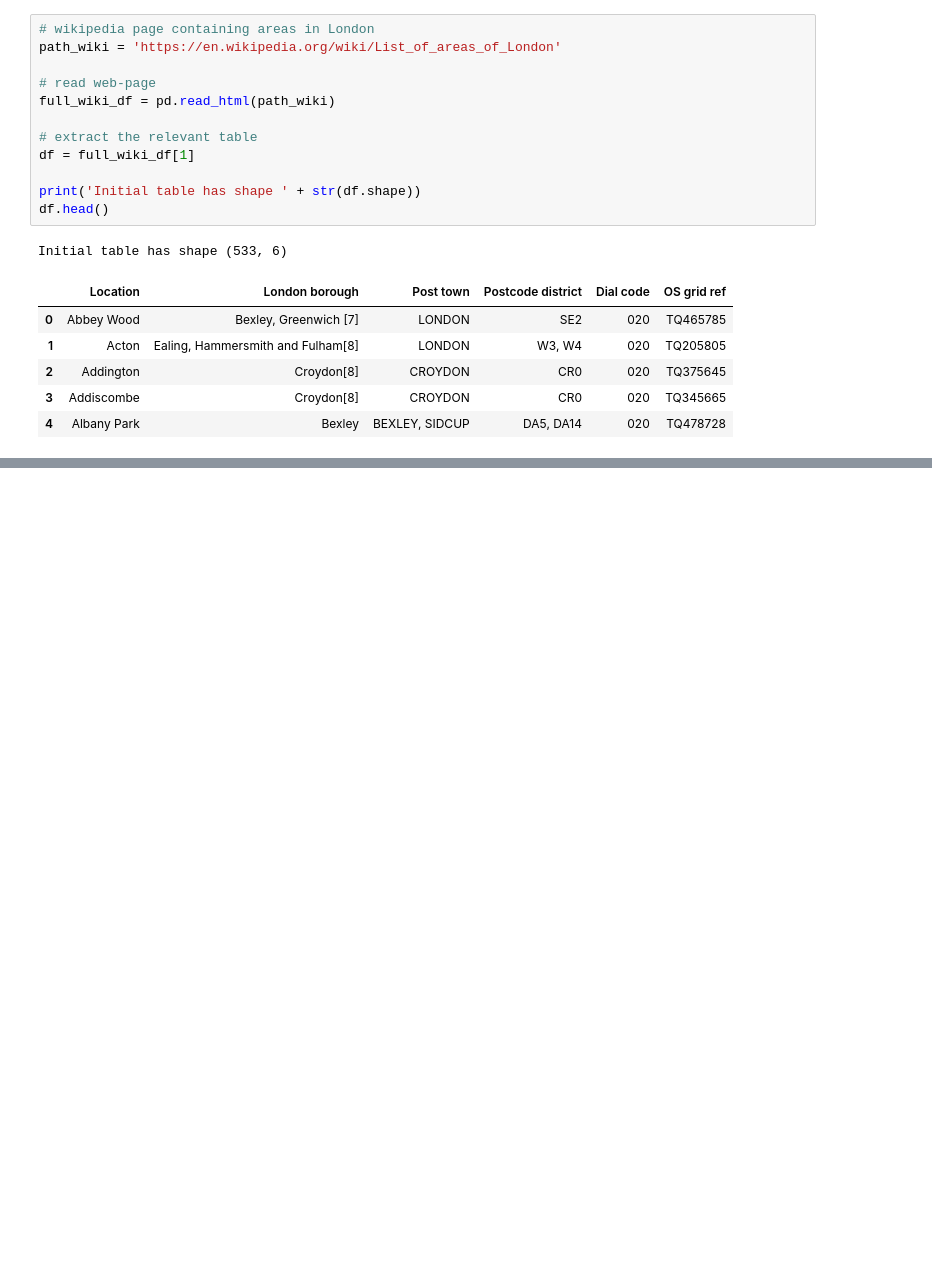
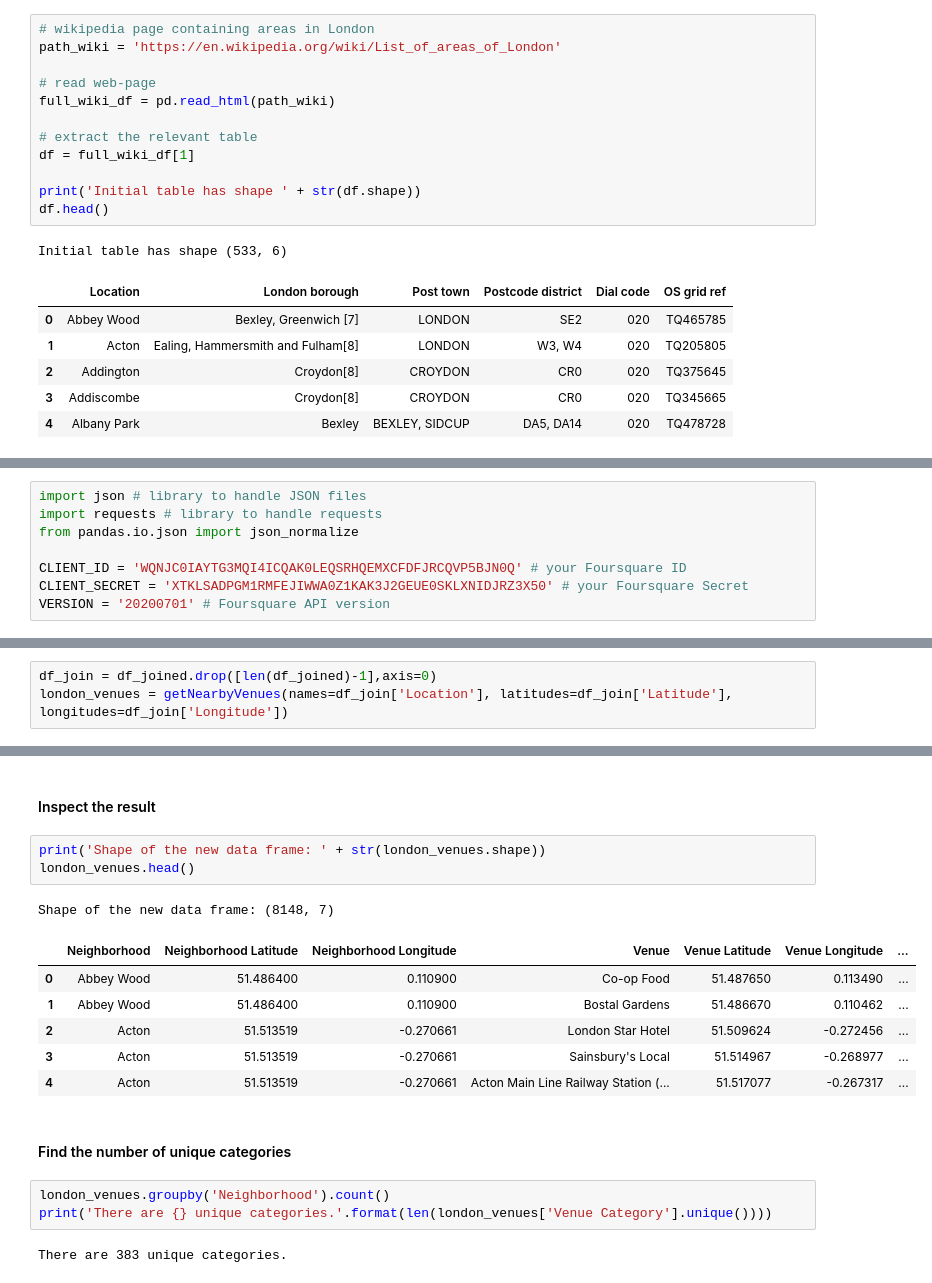
Before and after one commit to sc458/Coursera_Capstone, a Jupyter notebook: Project Notebook.ipynb, the cells around one changed output, grey strips where cells are left out. Saved outputs shown, nothing was run; the diff lists cells and outputs as text; blank space fills up the shorter version.

```diff
--- a/Project Notebook.ipynb
+++ b/Project Notebook.ipynb
@@ -174,0 +247,8 @@ if not hasattr(streaming_body_1, "__iter__"): streaming_body_1.__iter__ = types.
+# %%
+import json # library to handle JSON files
+import requests # library to handle requests
+from pandas.io.json import json_normalize
+
+CLIENT_ID = 'WQNJC0IAYTG3MQI4ICQAK0LEQSRHQEMXCFDFJRCQVP5BJN0Q' # your Foursquare ID
+CLIENT_SECRET = 'XTKLSADPGM1RMFEJIWWA0Z1KAK3J2GEUE0SKLXNIDJRZ3X50' # your Foursquare Secret
+VERSION = '20200701' # Foursquare API version
@@ -174,0 +303,3 @@ if not hasattr(streaming_body_1, "__iter__"): streaming_body_1.__iter__ = types.
+# %%
+df_join = df_joined.drop([len(df_joined)-1],axis=0)
+london_venues = getNearbyVenues(names=df_join['Location'], latitudes=df_join['Latitude'], longitudes=df_join['Longitude'])
@@ -174,0 +324,20 @@ if not hasattr(streaming_body_1, "__iter__"): streaming_body_1.__iter__ = types.
+# %% [markdown]
+#### Inspect the result
+# %%
+print('Shape of the new data frame: ' + str(london_venues.shape))
+london_venues.head()
+# %% [output]
+Shape of the new data frame: (8148, 7)
+|  | Neighborhood | Neighborhood Latitude | Neighborhood Longitude | Venue | Venue Latitude | Venue Longitude | ... |
+| 0 | Abbey Wood | 51.486400 | 0.110900 | Co-op Food | 51.487650 | 0.113490 | ... |
+| 1 | Abbey Wood | 51.486400 | 0.110900 | Bostal Gardens | 51.486670 | 0.110462 | ... |
+| 2 | Acton | 51.513519 | -0.270661 | London Star Hotel | 51.509624 | -0.272456 | ... |
+| 3 | Acton | 51.513519 | -0.270661 | Sainsbury's Local | 51.514967 | -0.268977 | ... |
+| 4 | Acton | 51.513519 | -0.270661 | Acton Main Line Railway Station (... | 51.517077 | -0.267317 | ... |
+# %% [markdown]
+#### Find the number of unique categories
+# %%
+london_venues.groupby('Neighborhood').count()
+print('There are {} unique categories.'.format(len(london_venues['Venue Category'].unique())))
+# %% [output]
+There are 383 unique categories.
```
Also changed, not shown: parts of 50 cells of this notebook.
